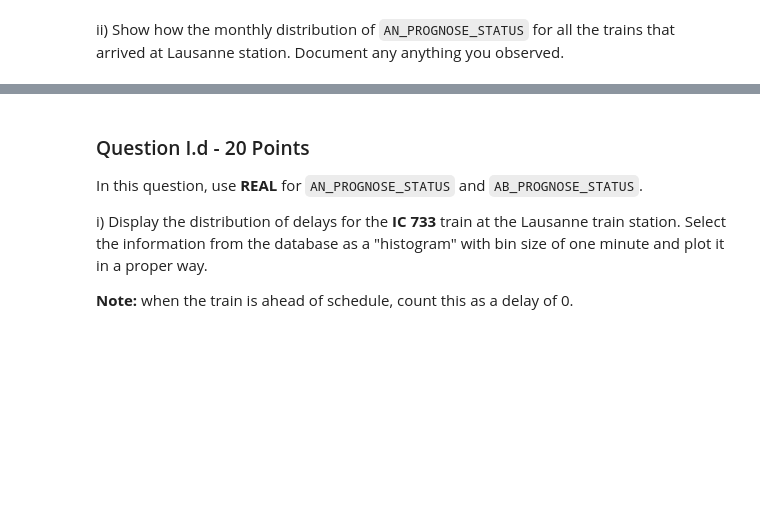
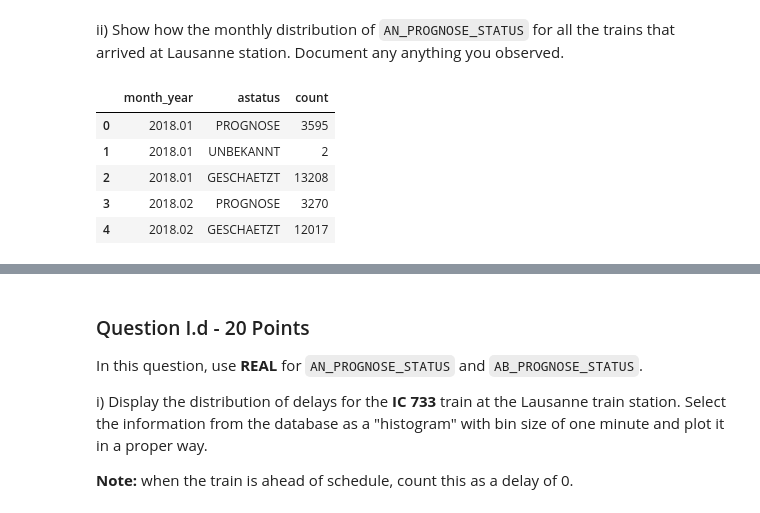
Before and after one commit to FurkanKarakas/dslab-homework-1, a Jupyter notebook: notebooks/DSLab_homework-1.ipynb, the cells around one changed output, grey strips where cells are left out. Saved outputs shown, nothing was run; the diff lists cells and outputs as text; code cells hidden in the pictures; blank space fills up the shorter version.

```diff
--- a/notebooks/DSLab_homework-1.ipynb
+++ b/notebooks/DSLab_homework-1.ipynb
@@ -303,0 +341,9 @@ ii) Show how the monthly distribution of `AN_PROGNOSE_STATUS` for all the trains
+# %%
+df_lausanne.head()
+# %% [output]
+|  | month_year | astatus | count |
+| 0 | 2018.01 | PROGNOSE | 3595 |
+| 1 | 2018.01 | UNBEKANNT | 2 |
+| 2 | 2018.01 | GESCHAETZT | 13208 |
+| 3 | 2018.02 | PROGNOSE | 3270 |
+| 4 | 2018.02 | GESCHAETZT | 12017 |
```
Also changed, not shown: parts of 5 cells of this notebook.
